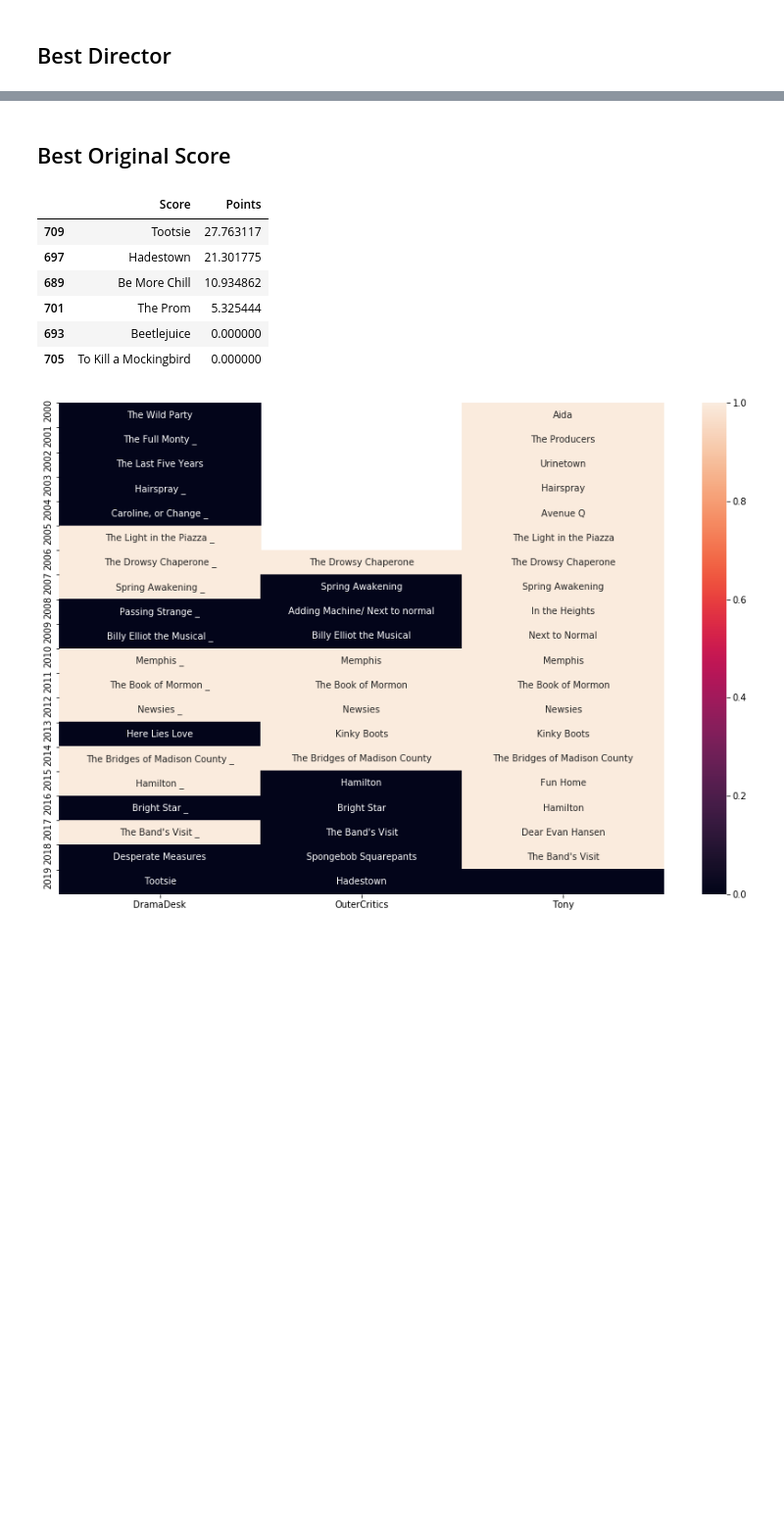
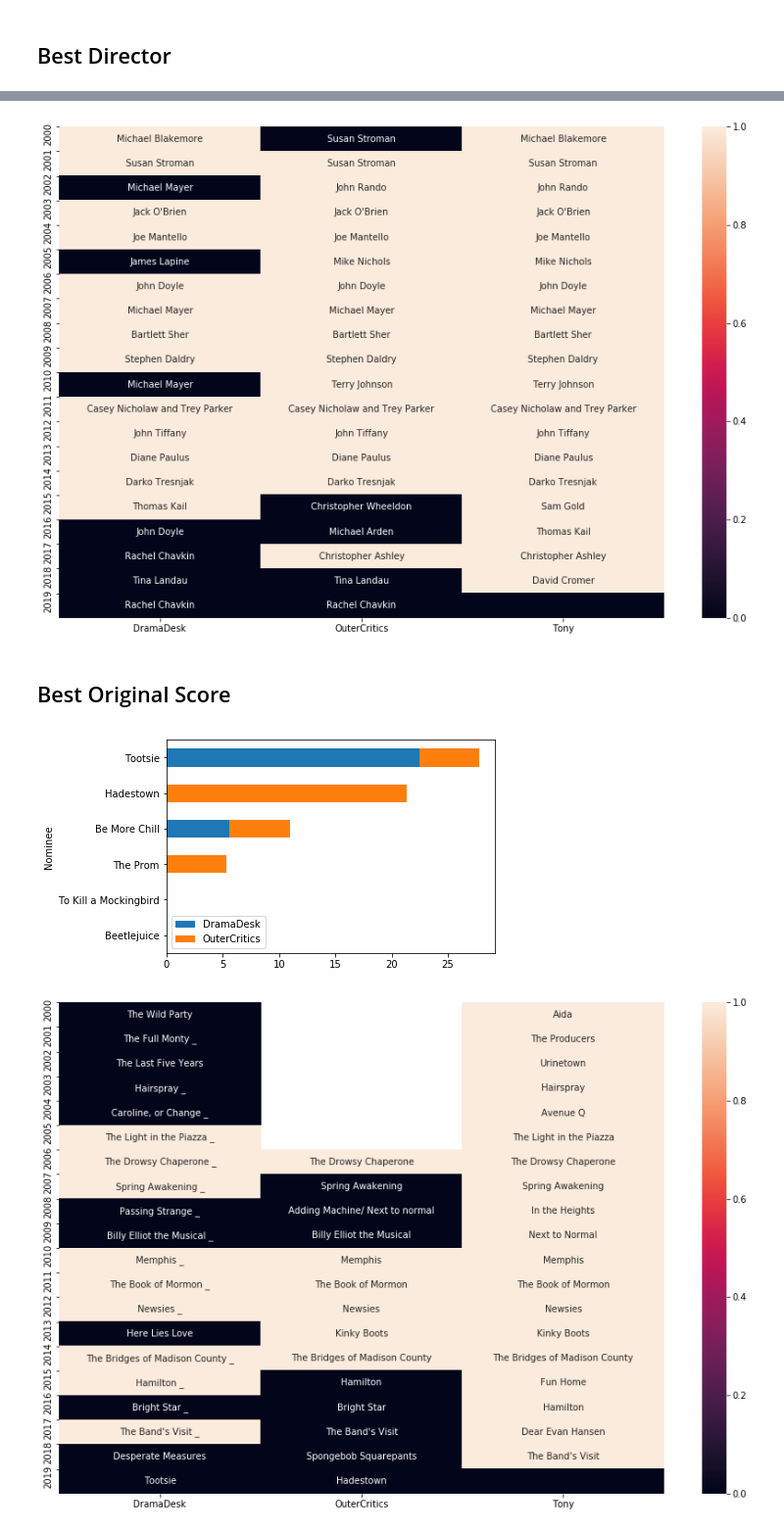
Before and after one commit to drsaunders/tony-award-prediction, a Jupyter notebook: tony-award-prediction.ipynb, the cells around one changed output, grey strips where cells are left out. Shown: that part at 98% size. Drawn from its saved outputs; the diff is of its cells as text; code cells hidden in the pictures; blank space fills up the shorter version.

```diff
--- a/tony-award-prediction.ipynb
+++ b/tony-award-prediction.ipynb
@@ -149,15 +170,13 @@ predict_category('Director', pretonys, tony)
+# %%
+show_award_history('Director', pretonys,tony)
+# %% [output]
+[figure, added]
 # %% [markdown]
 ## Best Original Score
 # %%
-predict_category('Score', pretonys, tony)
+plot_points_grid('Score',pretonys,tony)
 # %% [output]
-|  | Score | Points |
-| 709 | Tootsie | 27.763117 |
-| 697 | Hadestown | 21.301775 |
-| 689 | Be More Chill | 10.934862 |
-| 701 | The Prom | 5.325444 |
-| 693 | Beetlejuice | 0.000000 |
-| 705 | To Kill a Mockingbird | 0.000000 |
+[figure, added]
 # %%
 show_award_history('Score', pretonys,tony)
 # %% [output]
```
Also changed, not shown: parts of 13 cells of this notebook.
